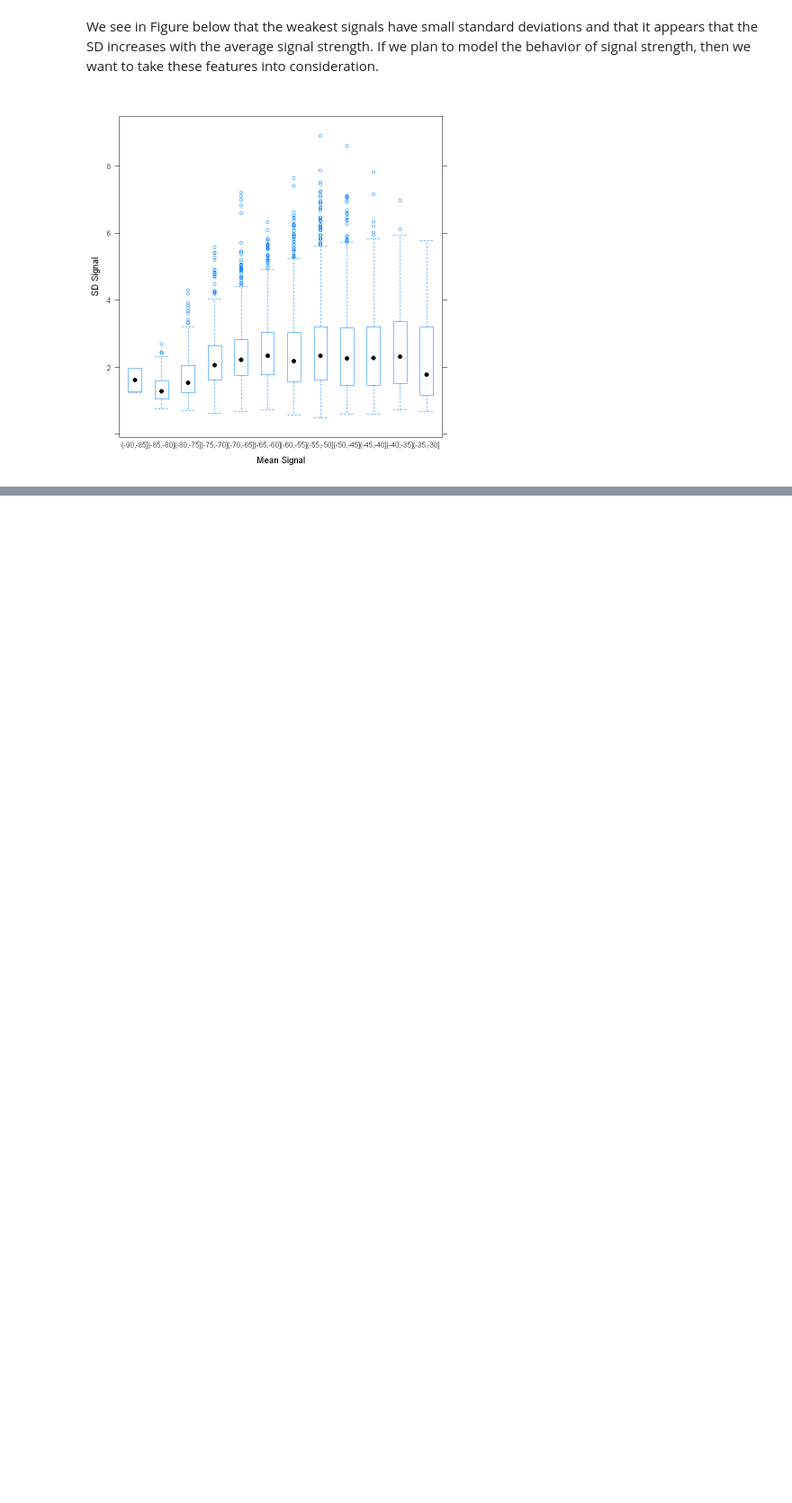
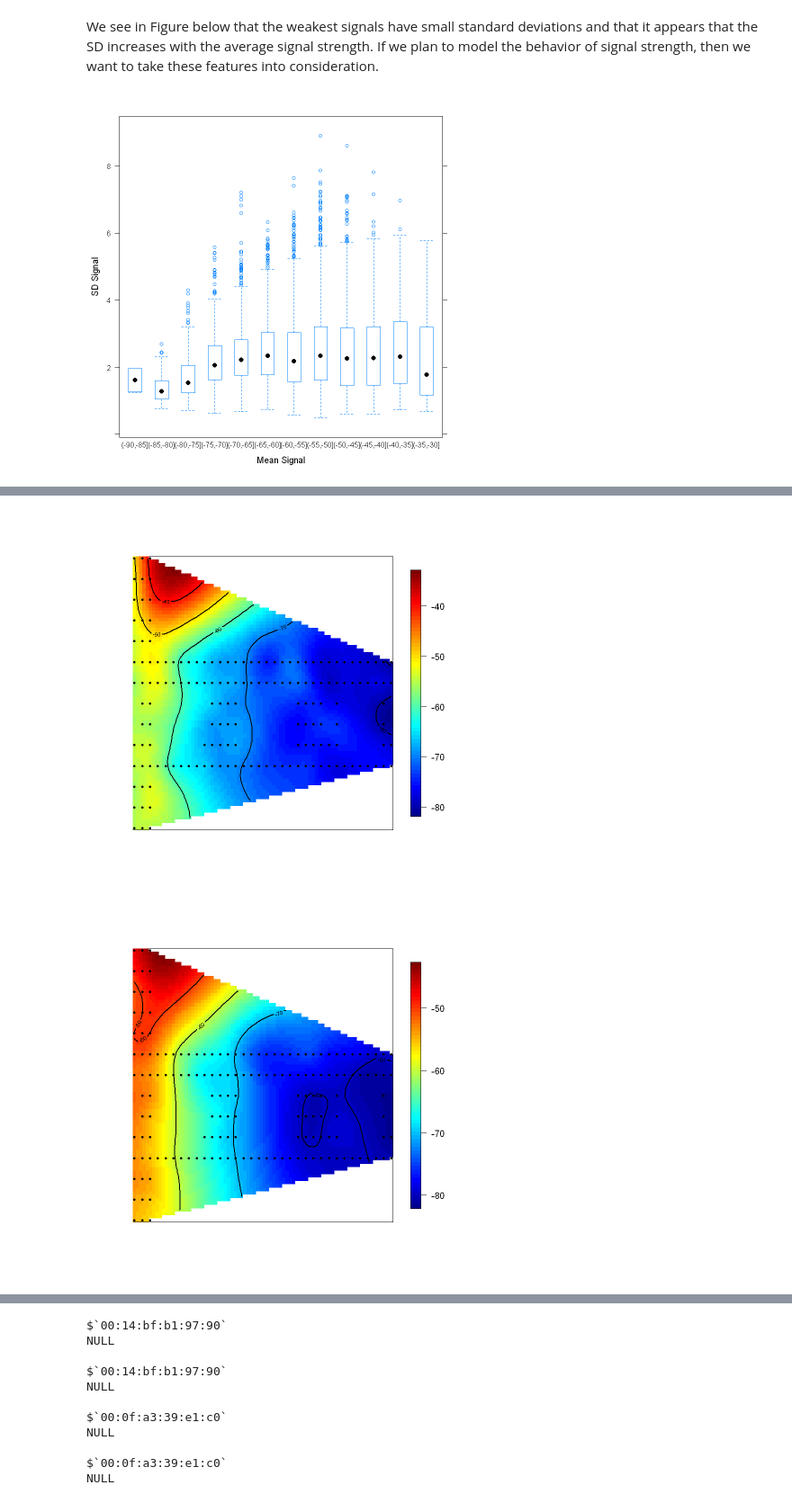
Before and after one commit to davxdan/Quantifying-The-World, a Jupyter notebook: dDavieauCaseStudy1.ipynb, the cells around one changed output, grey strips where cells are left out. Shown at 90% size. Saved outputs shown, nothing was run; the diff lists cells and outputs as text; code cells hidden in the pictures; blank space fills up the shorter version.

```diff
--- a/dDavieauCaseStudy1.ipynb
+++ b/dDavieauCaseStudy1.ipynb
@@ -253,0 +312,22 @@ bwplot(sdSignal ~ cut(avgSignal, breaks = breaks),
+# %%
+parCur = par(mfrow = c(2,2), mar = rep(1, 4))
+# %%
+surfaceSS = function(data, mac, angle = 45) {
+  require(fields)
+  oneAPAngle = data[ data$mac == mac & data$angle == angle, ]
+  smoothSS = Tps(oneAPAngle[, c("posX","posY")],
+                 oneAPAngle$avgSignal)
+  vizSmooth = predictSurface(smoothSS)
+  plot.surface(vizSmooth, type = "C",
+               xlab = "", ylab = "", xaxt = "n", yaxt = "n")
+  points(oneAPAngle$posX, oneAPAngle$posY, pch=19, cex = 0.5)
+}
+# %%
+mapply(surfaceSS, mac = subMacs[ rep(c(5, 1), each = 2) ],
+       angle = rep(c(0, 135), 2),
+       data = list(data = offlineSummary))
+
+par(parCur)
+# %% [output]
+[figure, added]
+[figure, added]
@@ -253,0 +335,11 @@ bwplot(sdSignal ~ cut(avgSignal, breaks = breaks),
+$`00:14:bf:b1:97:90`
+NULL
+
+$`00:14:bf:b1:97:90`
+NULL
+
+$`00:0f:a3:39:e1:c0`
+NULL
+
+$`00:0f:a3:39:e1:c0`
+NULL
```
Also changed, not shown: parts of 22 cells of this notebook, 1 other file.
